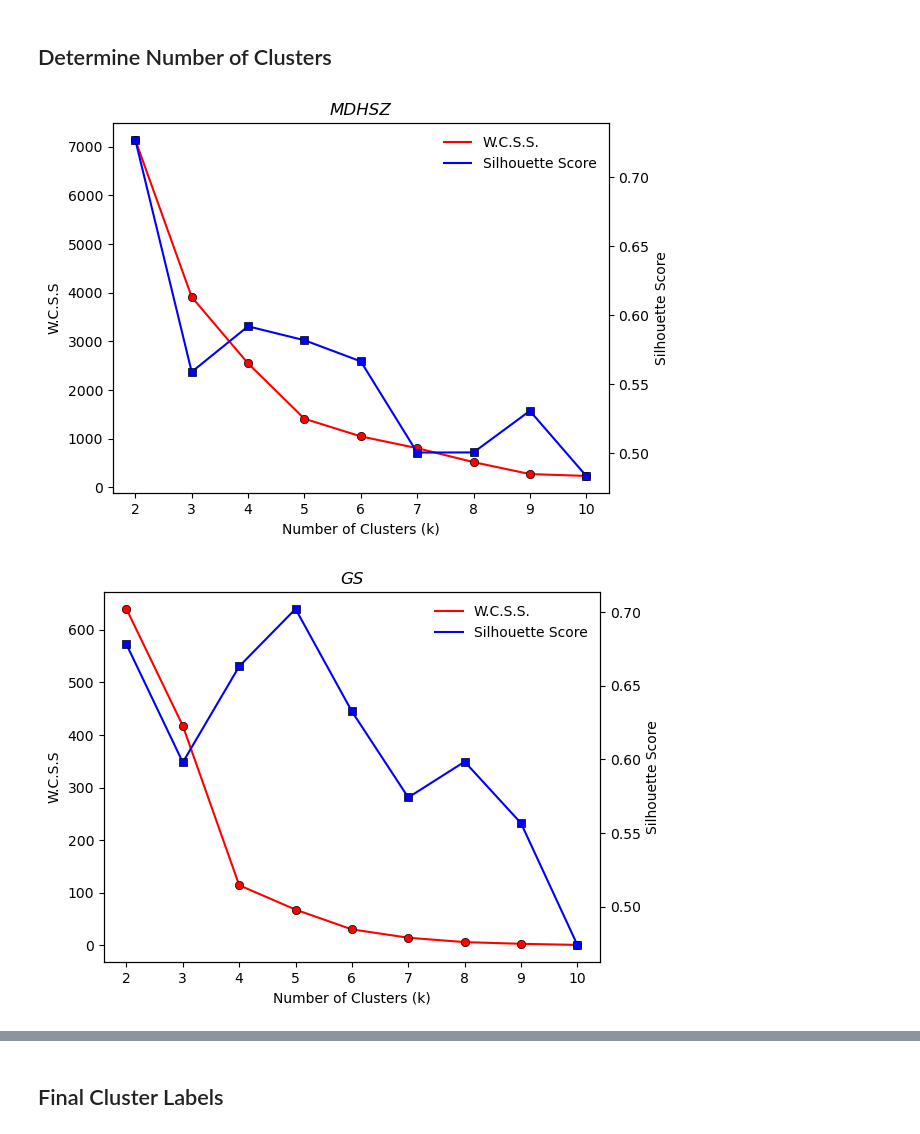
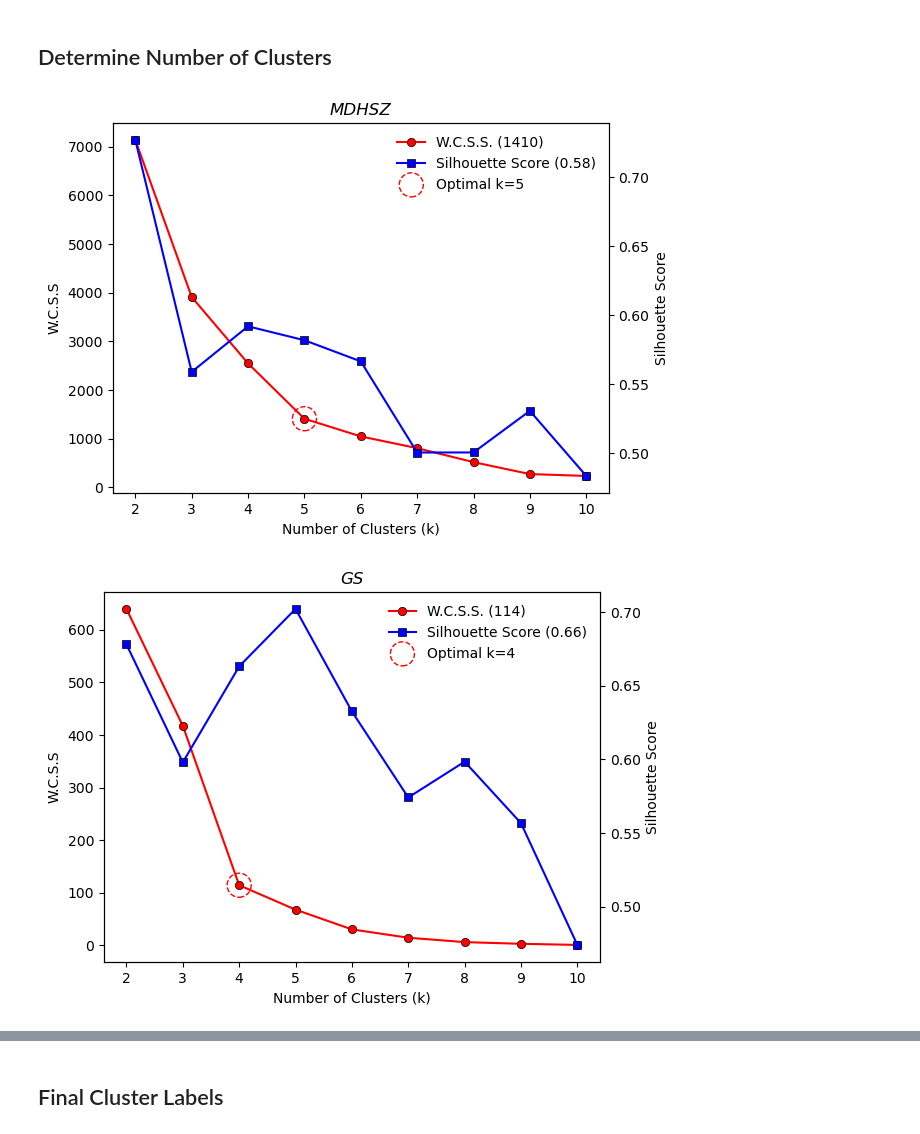
Before and after one commit to masseygeo/monazite-age-clustering, a Jupyter notebook: code/kmeans.ipynb, the cells around one changed output, grey strips where cells are left out. Saved outputs shown, nothing was run; the diff lists cells and outputs as text; code cells hidden in the pictures.

```diff
--- a/code/kmeans.ipynb
+++ b/code/kmeans.ipynb
@@ -64,38 +135,49 @@ df.head()
 # %%
 
+optimal_clusters = {}
 
 for idx, zone in enumerate(structural_zones):
 
     df_subset = df[df['zone']==zone]
+    ages = df_subset['age'].to_numpy().reshape(-1,1)
 
-    ages = df_subset['age'].to_numpy().reshape(-1,1)
-    errors = df_subset['error'].to_numpy().reshape(-1,1)
     clusters = np.arange(2, 11, 1)
     inertias = []
     sil_scores = []
+
     for k in clusters:
         kmeans = KMeans(n_clusters=k, random_state=111, n_init='auto').fit(ages)
-        inertias.append(kmeans.inertia_)
-        sil_scores.append(silhouette_score(ages, kmeans.labels_))
+        wcss = kmeans.inertia_
+        sil = silhouette_score(ages, kmeans.labels_)
+        inertias.append(wcss)
+        sil_scores.append(sil)
+
+    inertias = np.asarray(inertias, dtype=float)
+    sil_scores = np.asarray(sil_scores, dtype=float)
 
     fig, ax = plt.subplots()
-    ax.plot(clusters, inertias, color='red', marker='o', markeredgecolor='k', markeredgewidth=0.5)
     ax2 = ax.twinx()
-    ax2.plot(clusters, sil_scores, color='blue', marker='s', markeredgecolor='k', markeredgewidth=0.5)
 
-    legend_items = [Line2D([0], [0], color='red', label='W.C.S.S.'),
-                    Line2D([0], [0], color='blue', label='Silhouette Score')]
+    optimal_k = relative_drop_kmeans_k(inertias, start_k=2, min_gain=0.05, alpha=0.9, lookahead=2)
+    optimal_clusters[zone] = optimal_k
 
-    ax.legend(legend_items, [l.get_label() for l in legend_items], loc='upper right', bbox_to_anchor=(1,1), frameon=False)
+    k_plot = ax.scatter(clusters[optimal_k-2], inertias[optimal_k-2], edgecolors='red', facecolors='none', linestyle='--', s=300, label=f"Optimal k={optimal_k}")
+    (wcss_plot,) = ax.plot(clusters, inertias, color='red', marker='o', markeredgecolor='k', markeredgewidth=0.5, label=f"W.C.S.S. ({int(inertias[optimal_k-2])})")
+    (sil_plot,) = ax2.plot(clusters, sil_scores, color='blue', marker='s', markeredgecolor='k', markeredgewidth=0.5, label=f"Silhouette Score ({round(sil_scores[optimal_k-2], 2)})")
+
+
+    legend_items = [wcss_plot, sil_plot, k_plot]
+    ax.legend(handles=legend_items, loc='upper right', bbox_to_anchor=(1,1), frameon=False)
 
     ax.set_title(zone, style='italic')
     ax.set_xlabel('Number of Clusters (k)')
     ax.set_ylabel('W.C.S.S')
     ax2.set_ylabel('Silhouette Score')
 
+
     output_path = f"{output_dir}/{group_type}_elbow_{zone}.png"
     plt.savefig(output_path, dpi=300, pad_inches=0, bbox_inches='tight')
     plt.show()
 # %% [output]
-[figure, old version]
+[figure, new version]
-[figure, old version]
+[figure, new version]
```
Also changed, not shown: parts of 3 cells of this notebook, 7 other files.
